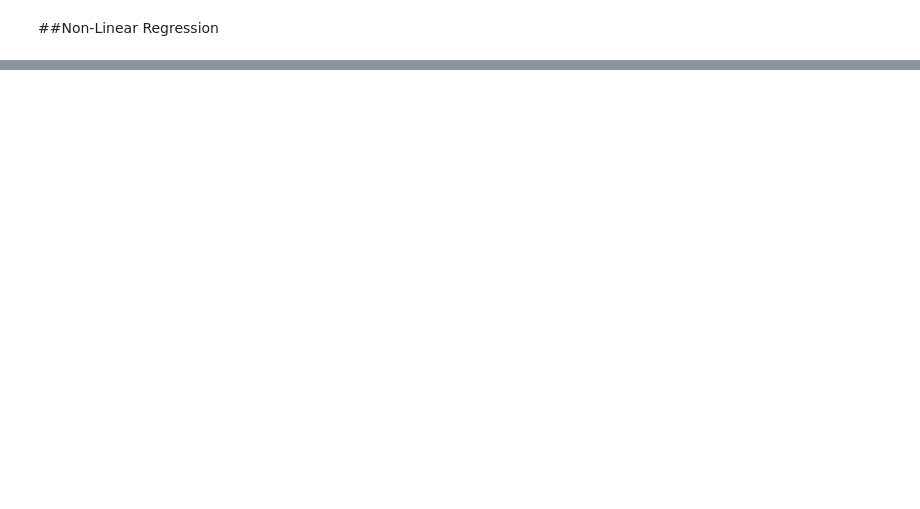
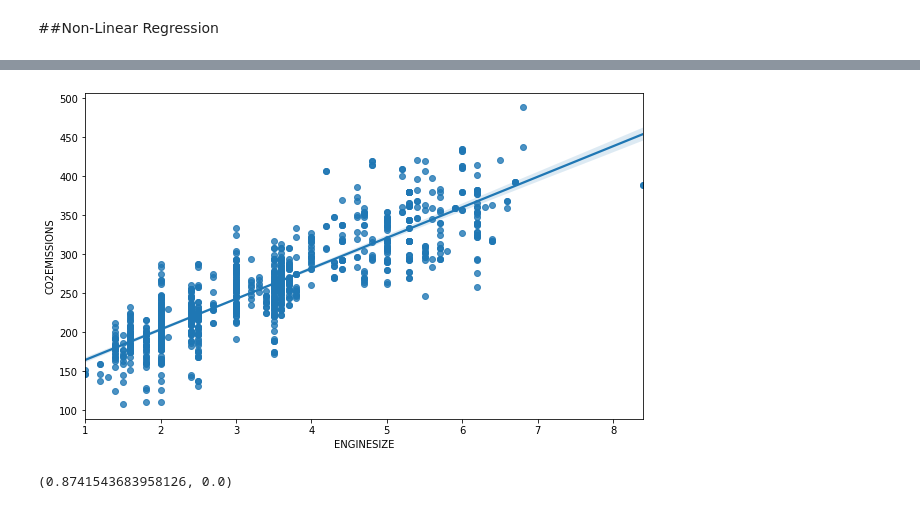
Before and after one commit to harsha8745/IBM-WATSON, a Jupyter notebook: Machine_Learning_with_Python.ipynb, the cells around one changed output, grey strips where cells are left out. Saved outputs shown, nothing was run; the diff lists cells and outputs as text; code cells hidden in the pictures; blank space fills up the shorter version.

```diff
--- a/Machine_Learning_with_Python.ipynb
+++ b/Machine_Learning_with_Python.ipynb
@@ -320,0 +363,3 @@ It is a function that measures the performance of a Machine Learning model for g
+# %%
+df = pd.read_csv("FuelConsumption.csv")
+df.head()
@@ -320,0 +626,9 @@ It is a function that measures the performance of a Machine Learning model for g
+# %%
+from scipy import stats
+plt.figure(figsize=(10,6))
+sns.regplot(x="ENGINESIZE",y='CO2EMISSIONS',data=df)
+plt.show()
+stats.pearsonr(df["ENGINESIZE"],df['CO2EMISSIONS'])
+# %% [output]
+[figure, added]
+(0.8741543683958126, 0.0)
```
Also changed, not shown: parts of 475 cells of this notebook.
